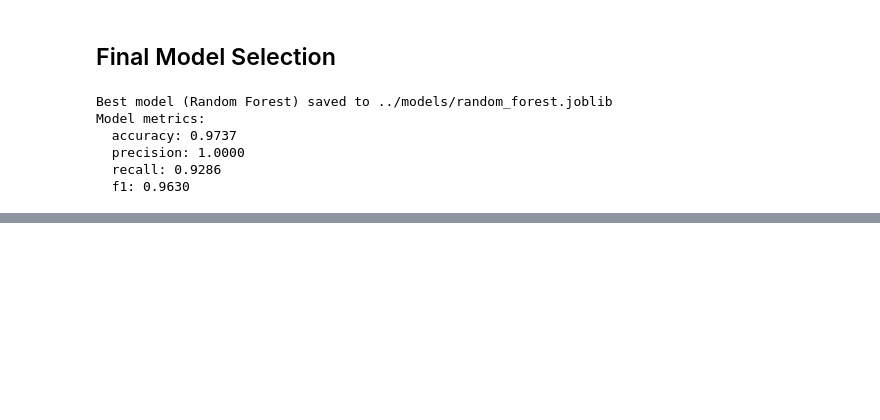
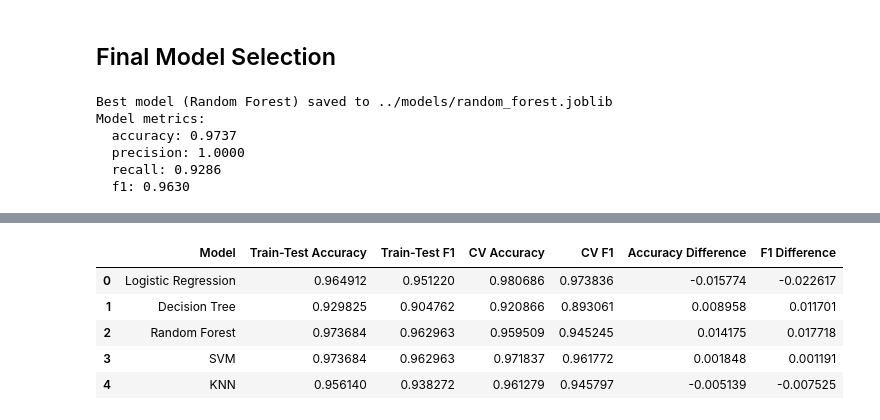
Before and after one commit to carlolax/Breast-Cancer-Prediction, a Jupyter notebook: notebooks/notebook.ipynb, the cells around one changed output, grey strips where cells are left out. Saved outputs shown, nothing was run; the diff lists cells and outputs as text; code cells hidden in the pictures; blank space fills up the shorter version.

```diff
--- a/notebooks/notebook.ipynb
+++ b/notebooks/notebook.ipynb
@@ -353,0 +413,23 @@ Model metrics:
+# %%
+train_test_results = pd.DataFrame([
+    {
+        'Model': result['model_name'],
+        'Train-Test Accuracy': result['accuracy'],
+        'Train-Test F1': result['f1']
+    } for result in model_results
+])
+
+comparison_df = pd.merge(train_test_results, cv_results[['Model', 'Accuracy', 'F1']], on='Model')
+comparison_df = comparison_df.rename(columns={'Accuracy': 'CV Accuracy', 'F1': 'CV F1'})
+
+comparison_df['Accuracy Difference'] = comparison_df['Train-Test Accuracy'] - comparison_df['CV Accuracy']
+comparison_df['F1 Difference'] = comparison_df['Train-Test F1'] - comparison_df['CV F1']
+
+comparison_df.style.background_gradient(cmap='RdYlGn_r', subset=['Accuracy Difference', 'F1 Difference'])
+# %% [output]
+|  | Model | Train-Test Accuracy | Train-Test F1 | CV Accuracy | CV F1 | Accuracy Difference | F1 Difference |
+| 0 | Logistic Regression | 0.964912 | 0.951220 | 0.980686 | 0.973836 | -0.015774 | -0.022617 |
+| 1 | Decision Tree | 0.929825 | 0.904762 | 0.920866 | 0.893061 | 0.008958 | 0.011701 |
+| 2 | Random Forest | 0.973684 | 0.962963 | 0.959509 | 0.945245 | 0.014175 | 0.017718 |
+| 3 | SVM | 0.973684 | 0.962963 | 0.971837 | 0.961772 | 0.001848 | 0.001191 |
+| 4 | KNN | 0.956140 | 0.938272 | 0.961279 | 0.945797 | -0.005139 | -0.007525 |
```
Also changed, not shown: parts of 23 cells of this notebook, 27 other files.
